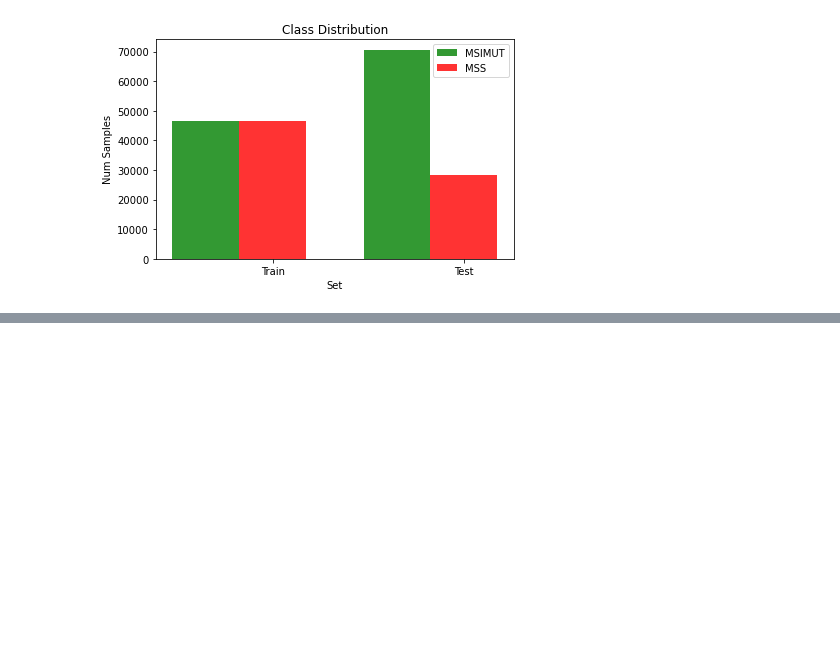
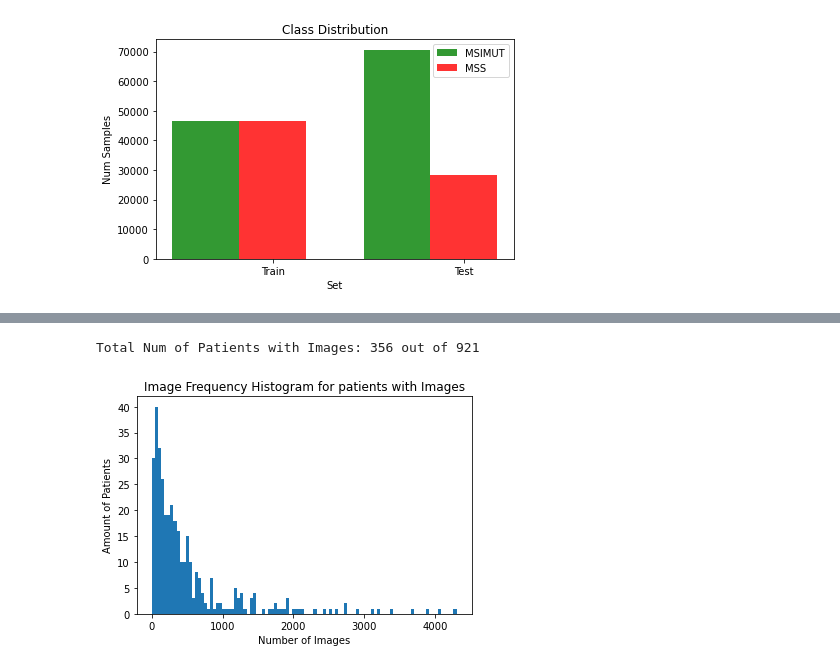
Before and after one commit to TechnionComputationalMRILab/colorectal_cancer_ai, a Jupyter notebook: Explore_Data.ipynb, the cells around one changed output, grey strips where cells are left out. Drawn from its saved outputs; the diff is of its cells as text; code cells hidden in the pictures; blank space fills up the shorter version.

```diff
--- a/Explore_Data.ipynb
+++ b/Explore_Data.ipynb
@@ -109,0 +245,11 @@ plt.show()
+# %%
+# Get rid of patients w/ no images
+num_images_per_patient_list_overZero = [p for p in num_images_per_patient_list if p > 0]
+print(f'Total Num of Patients with Images: {len(num_images_per_patient_list_overZero)} out of {len(patient_dict)}')
+
+plt.hist(num_images_per_patient_list_overZero, bins=100)
+plt.gca().set(title='Image Frequency Histogram for patients with Images', ylabel='Amount of Patients', xlabel='Number of Images');
+plt.show()
+# %% [output]
+Total Num of Patients with Images: 356 out of 921
+[figure, added]
```
Also changed, not shown: parts of 22 cells of this notebook.
